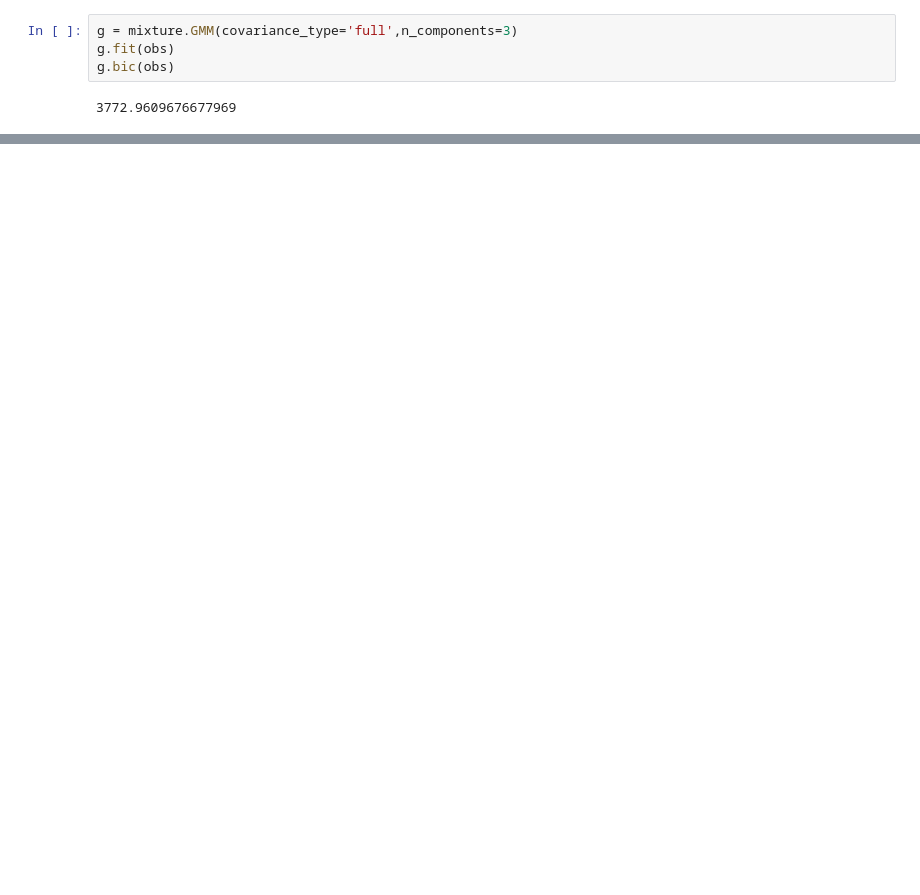
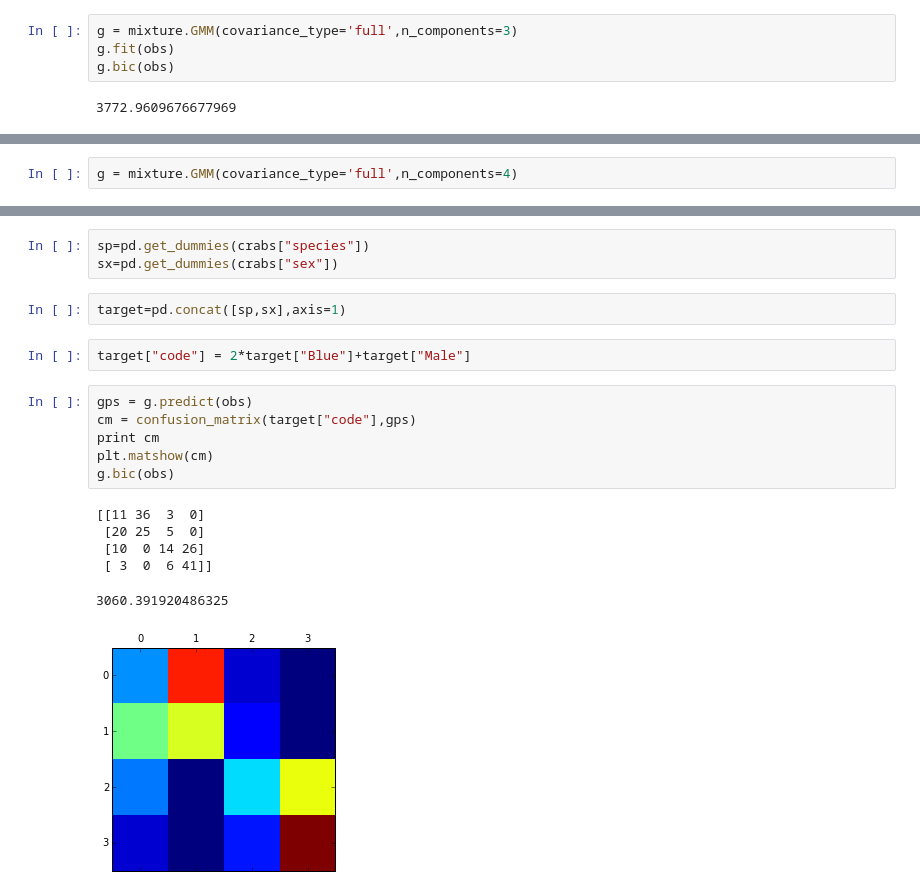
Before and after one commit to marcascott/January_Class, a Jupyter notebook: Class1.ipynb, the cells around one changed output, grey strips where cells are left out. Cells and saved outputs as stored; diff of their text form; blank space fills up the shorter version.

Commit message:
some improvement to hmm crabs

```diff
--- a/Class1.ipynb
+++ b/Class1.ipynb
@@ -99,0 +94,2 @@ crabs[1,]
+# %%
+g = mixture.GMM(covariance_type='full',n_components=4)
@@ -99,0 +104,20 @@ crabs[1,]
+# %%
+sp=pd.get_dummies(crabs["species"])
+sx=pd.get_dummies(crabs["sex"])
+# %%
+target=pd.concat([sp,sx],axis=1)
+# %%
+target["code"] = 2*target["Blue"]+target["Male"]
+# %%
+gps = g.predict(obs)
+cm = confusion_matrix(target["code"],gps)
+print cm
+plt.matshow(cm)
+g.bic(obs)
+# %% [output]
+[[11 36  3  0]
+ [20 25  5  0]
+ [10  0 14 26]
+ [ 3  0  6 41]]
+3060.391920486325
+[figure, added]
```
Also changed, not shown: parts of 9 cells of this notebook, 1 other file.
